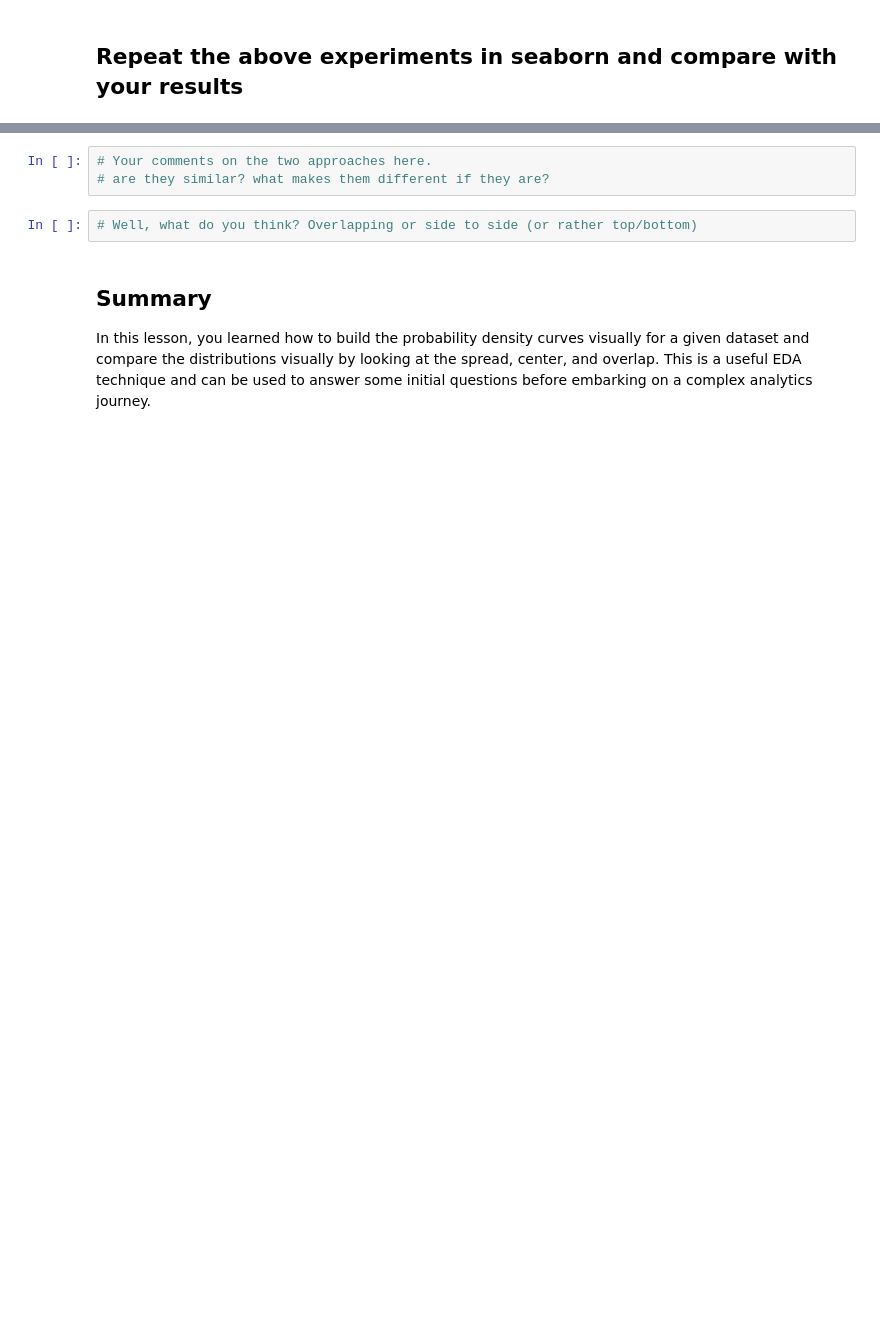
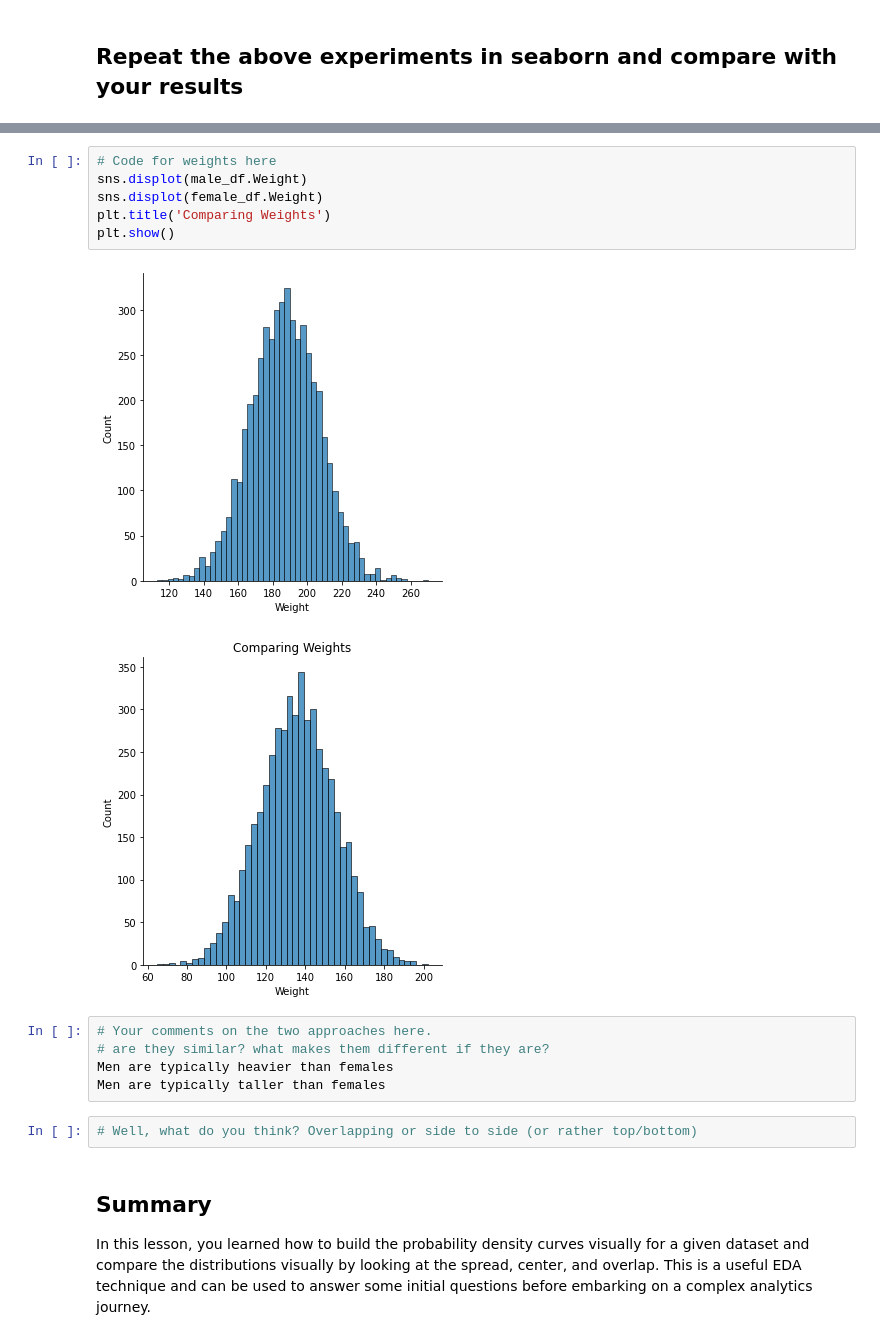
Before and after one commit to juliettmwaura/probability-density-functions-lab, a Jupyter notebook: index.ipynb, the cells around one changed output, grey strips where cells are left out. Drawn from its saved outputs; the diff is of its cells as text; blank space fills up the shorter version.

```diff
--- a/index.ipynb
+++ b/index.ipynb
@@ -206,6 +208,17 @@ TypeError: cannot unpack non-iterable NoneType object
+# %%
+# Code for weights here
+sns.displot(male_df.Weight)
+sns.displot(female_df.Weight)
+plt.title('Comparing Weights')
+plt.show()
+# %% [output]
+[figure, added]
+[figure, added]
 # %%
 # Your comments on the two approaches here.
 # are they similar? what makes them different if they are?
+Men are typically heavier than females
+Men are typically taller than females
 # %%
 # Well, what do you think? Overlapping or side to side (or rather top/bottom)
 # %% [markdown]
```
Also changed, not shown: parts of 8 cells of this notebook.
